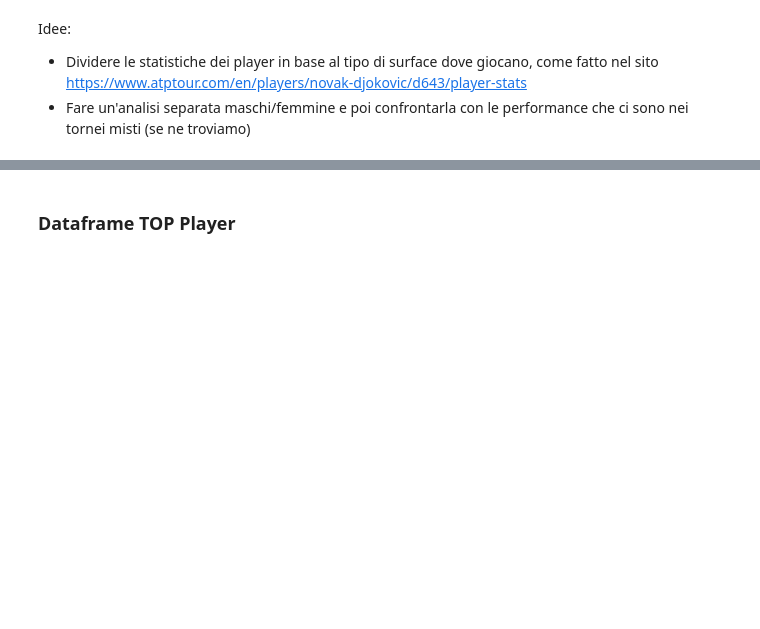
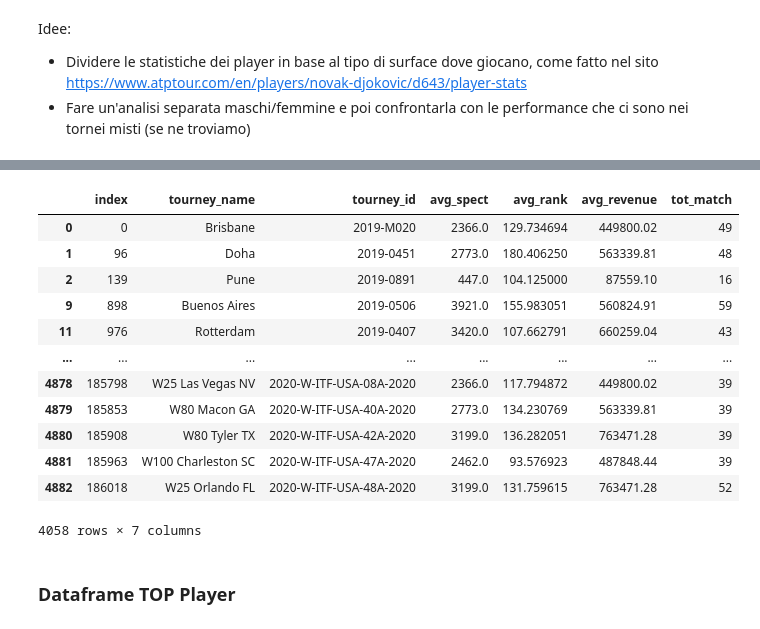
Before and after one commit to WilliamSimoni/Tennis-Matches-Data-mining, a Jupyter notebook: src/3_data_integration.ipynb, the cells around one changed output, grey strips where cells are left out. Saved outputs shown, nothing was run; the diff lists cells and outputs as text; code cells hidden in the pictures; blank space fills up the shorter version.

```diff
--- a/src/3_data_integration.ipynb
+++ b/src/3_data_integration.ipynb
@@ -219,0 +361,13 @@ Idee:
+# %%
+#drop rows with avg rank < 0
+df_tourney_stats = df_tourney_stats[df_tourney_stats['avg_rank'] > 0]
+# %%
+#box plot tot_match
+fig = px.box(df_tourney_stats, y="tot_match")
+fig.show()
+
+#drop all rows with tot_match > 76 and < 4
+df_tourney_stats = df_tourney_stats[(df_tourney_stats['tot_match'] <= 76) & (df_tourney_stats['tot_match'] >= 4)]
+
+df_tourney_stats
+# %% [output]
@@ -219,0 +375,13 @@ Idee:
+|  | index | tourney_name | tourney_id | avg_spect | avg_rank | avg_revenue | tot_match |
+| 0 | 0 | Brisbane | 2019-M020 | 2366.0 | 129.734694 | 449800.02 | 49 |
+| 1 | 96 | Doha | 2019-0451 | 2773.0 | 180.406250 | 563339.81 | 48 |
+| 2 | 139 | Pune | 2019-0891 | 447.0 | 104.125000 | 87559.10 | 16 |
+| 9 | 898 | Buenos Aires | 2019-0506 | 3921.0 | 155.983051 | 560824.91 | 59 |
+| 11 | 976 | Rotterdam | 2019-0407 | 3420.0 | 107.662791 | 660259.04 | 43 |
+| ... | ... | ... | ... | ... | ... | ... | ... |
+| 4878 | 185798 | W25 Las Vegas NV | 2020-W-ITF-USA-08A-2020 | 2366.0 | 117.794872 | 449800.02 | 39 |
+| 4879 | 185853 | W80 Macon GA | 2020-W-ITF-USA-40A-2020 | 2773.0 | 134.230769 | 563339.81 | 39 |
+| 4880 | 185908 | W80 Tyler TX | 2020-W-ITF-USA-42A-2020 | 3199.0 | 136.282051 | 763471.28 | 39 |
+| 4881 | 185963 | W100 Charleston SC | 2020-W-ITF-USA-47A-2020 | 2462.0 | 93.576923 | 487848.44 | 39 |
+| 4882 | 186018 | W25 Orlando FL | 2020-W-ITF-USA-48A-2020 | 3199.0 | 131.759615 | 763471.28 | 52 |
+4058 rows × 7 columns
```
Also changed, not shown: parts of 21 cells of this notebook, 1 other file.
